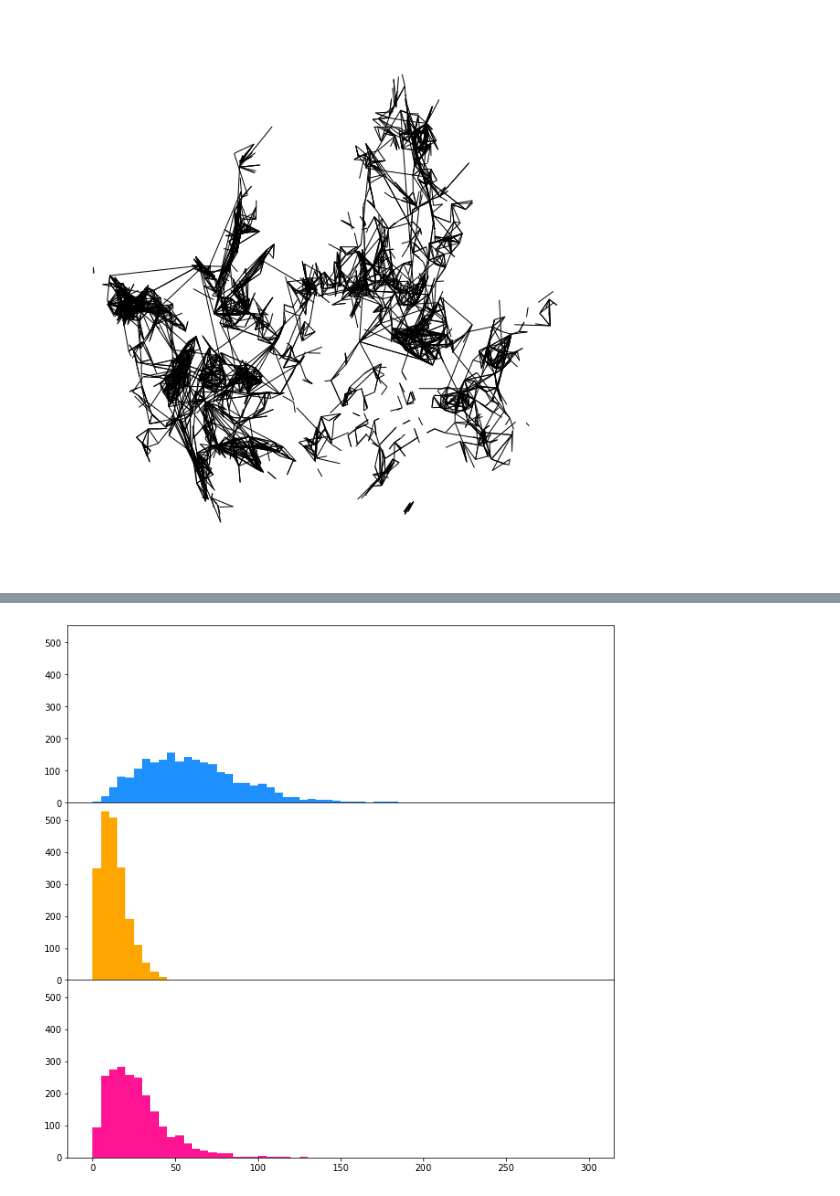
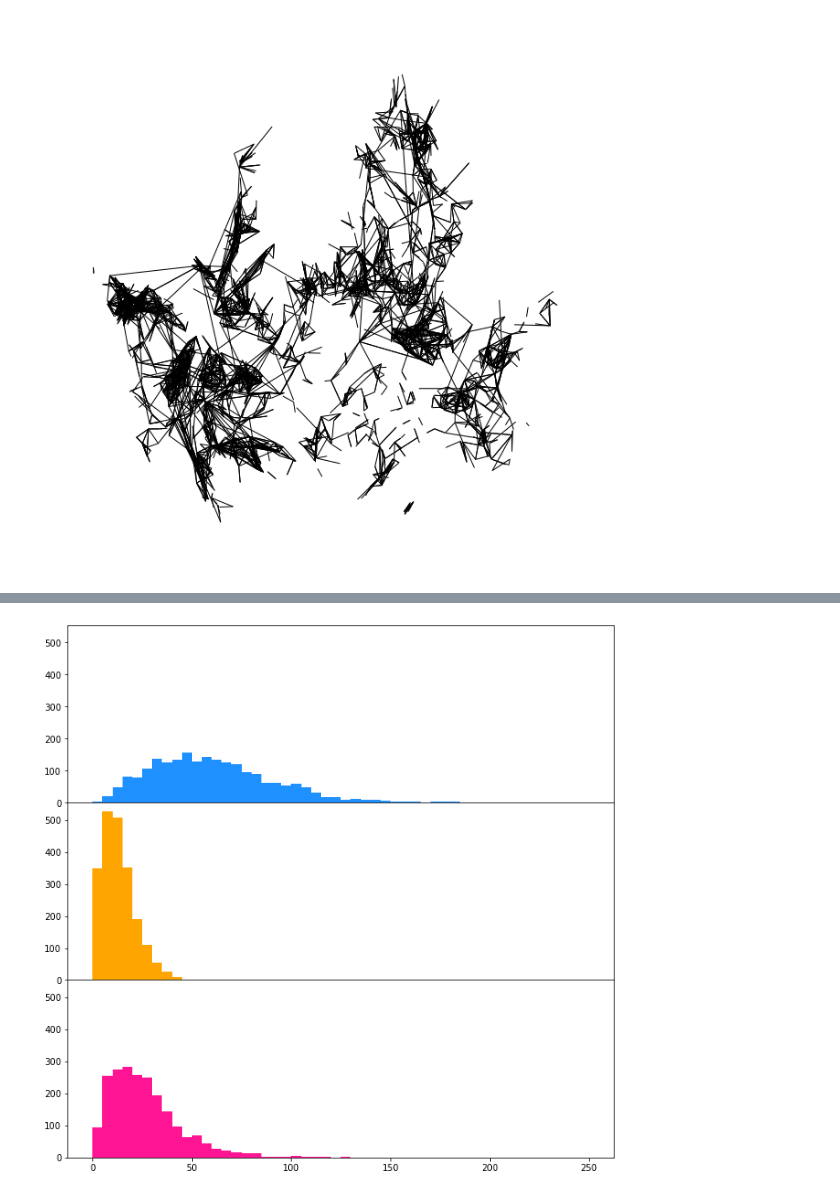
Before and after one commit to GyoHeon/UOS_bicycle, a Jupyter notebook: network_plot.ipynb, the cells around one changed output, grey strips where cells are left out. Saved outputs shown, nothing was run; the diff lists cells and outputs as text; code cells hidden in the pictures.

```diff
--- a/network_plot.ipynb
+++ b/network_plot.ipynb
@@ -109,23 +108,23 @@ NameError: name 'G1' is not defined
 # %%
 # out degree
-bins = np.linspace(0,300,61)
+bins = np.linspace(0,250,51)
 
 # Three subplots sharing both x/y axes
 f, (ax1, ax2, ax3) = plt.subplots(3, sharex=True, sharey=True, figsize=(11, 11))
 ax1.hist([d for n, d in G1.out_degree()], bins=bins, color = 'dodgerblue')
 ax2.hist([d for n, d in G3.out_degree()], bins=bins, color = 'orange')
 ax3.hist([d for n, d in G4.out_degree()], bins=bins, color = 'deeppink')
 
 # Fine-tune figure; make subplots close to each other and hide x ticks for
 # all but bottom plot.
 f.subplots_adjust(hspace=0)
 plt.setp([a.get_xticklabels() for a in f.axes[:-1]], visible=False)
 
 # y축 퍼센트로 출력
 import matplotlib.ticker as ticker
 #ax1.yaxis.set_major_formatter(ticker.PercentFormatter(xmax=1053))
 #ax1.set_yticks(ticks=np.arange(0, 600, 86))
 
 plt.show()
 # %% [output]
-[figure, old version]
+[figure, new version]
```
Also changed, not shown: parts of 1 cell of this notebook, 1 other file.
